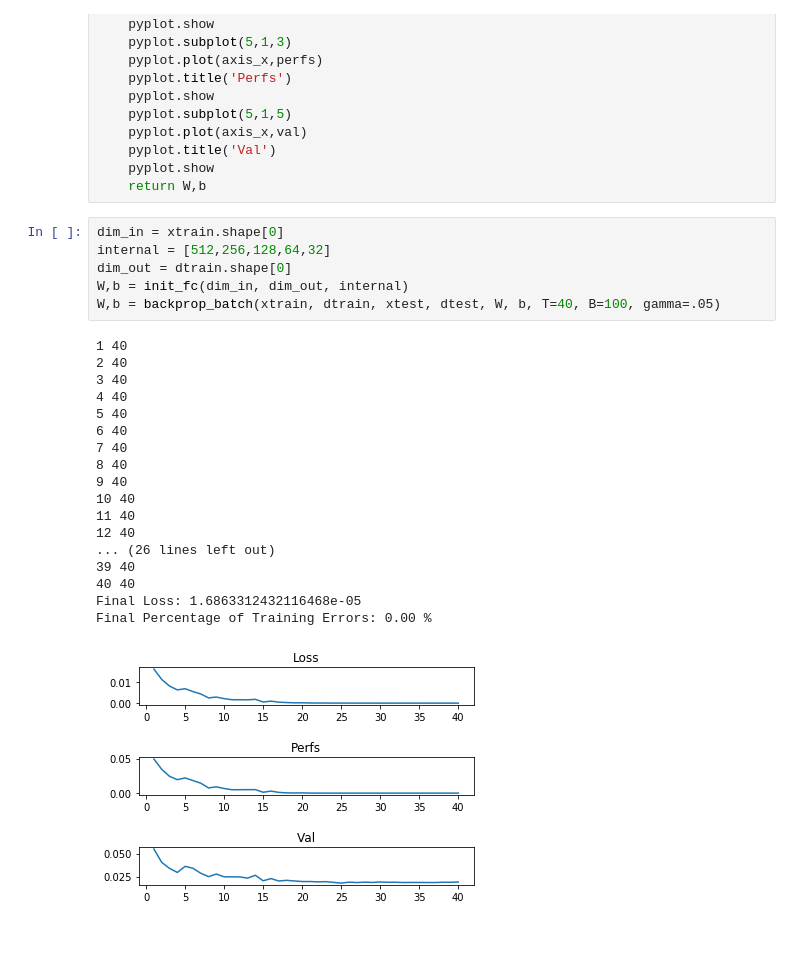
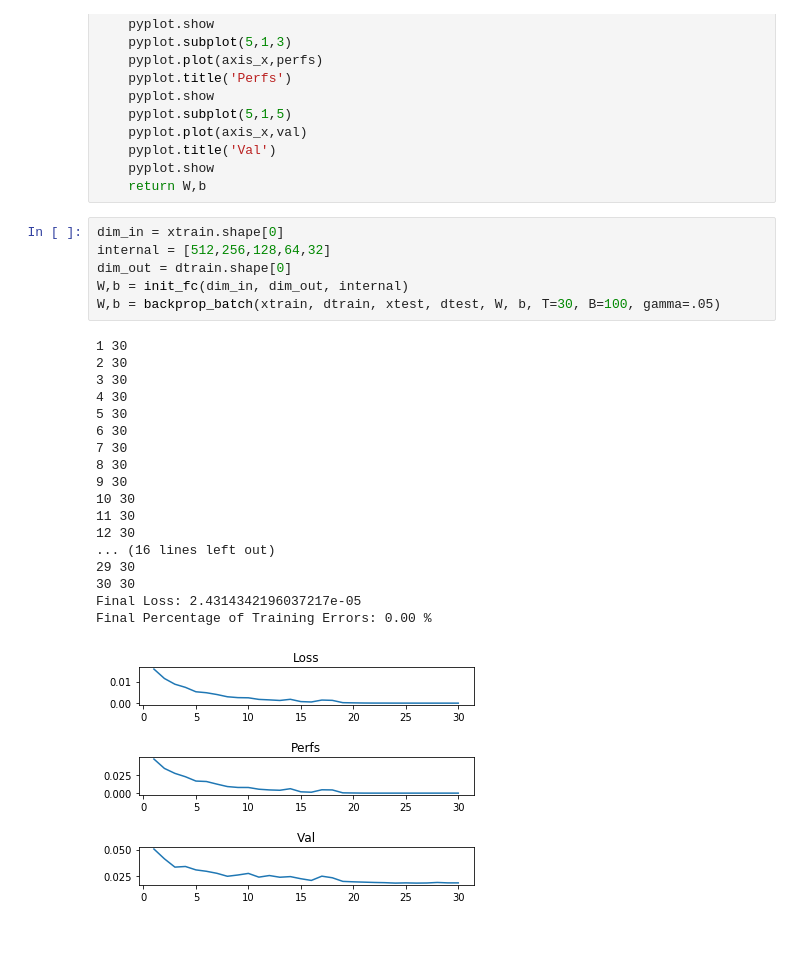
Before and after one commit to TianmingSun/Handwritten-ANN, a Jupyter notebook: ANN.ipynb, the cells around one changed output. Saved outputs shown, nothing was run; the diff lists cells and outputs as text; blank space fills up the shorter version.

```diff
--- a/ANN.ipynb
+++ b/ANN.ipynb
@@ -162,27 +162,25 @@ def backprop_batch(x, d, v, d_v, W, b, T=10, B=100, gamma=.05):
 # %%
 dim_in = xtrain.shape[0]
 internal = [512,256,128,64,32]
 dim_out = dtrain.shape[0]
 W,b = init_fc(dim_in, dim_out, internal)
-W,b = backprop_batch(xtrain, dtrain, xtest, dtest, W, b, T=40, B=100, gamma=.05)
+W,b = backprop_batch(xtrain, dtrain, xtest, dtest, W, b, T=30, B=100, gamma=.05)
 # %% [output]
-1 40
-2 40
-3 40
-4 40
-5 40
-6 40
-7 40
-8 40
-9 40
-10 40
-11 40
-12 40
-... (26 lines left out)
-39 40
-40 40
-Final Loss: 1.6863312432116468e-05
+1 30
+2 30
+3 30
+4 30
+5 30
+6 30
+7 30
+8 30
+9 30
+10 30
+11 30
+12 30
+... (16 lines left out)
+29 30
+30 30
+Final Loss: 2.4314342196037217e-05
 Final Percentage of Training Errors: 0.00 %
-[figure, old version]
+[figure, new version]
-# %% [markdown]
-##
```
Also changed, not shown: parts of 1 cell of this notebook.
